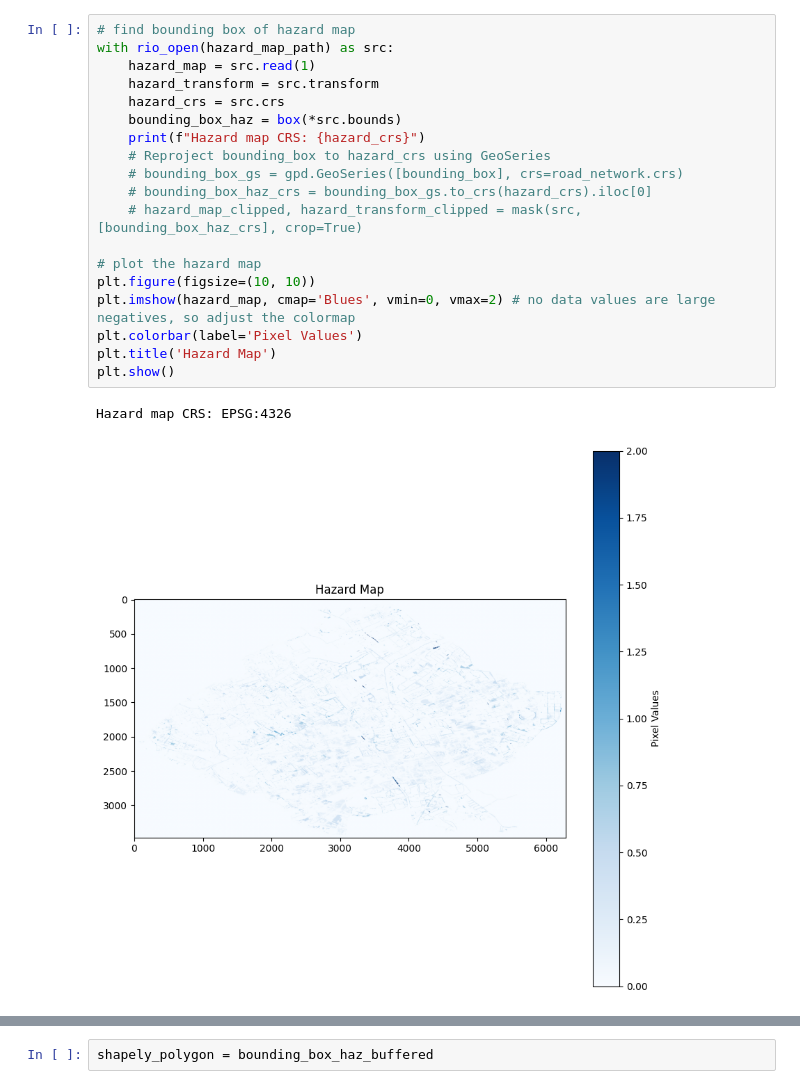
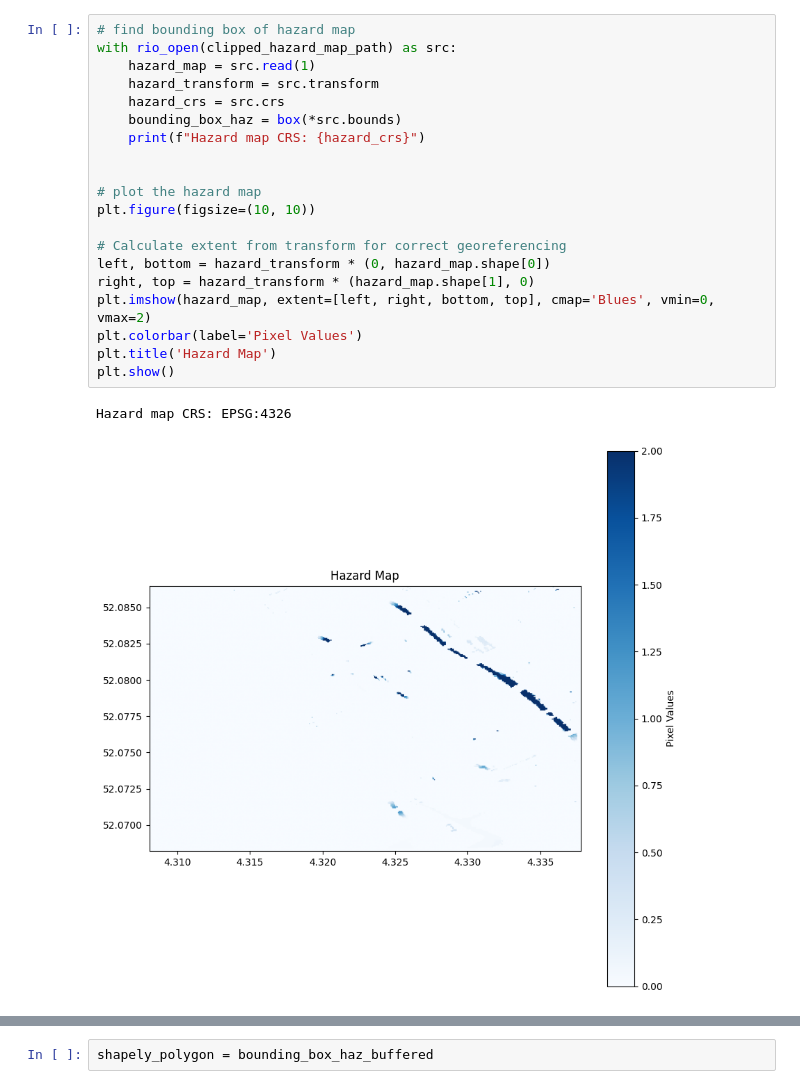
Before and after one commit to edPeregrina/powerpath, a Jupyter notebook: book/preprocessing/prep_data_from_rasterextent.ipynb, the cells around one changed output, grey strips where cells are left out. Cells and saved outputs as stored; diff of their text form.

```diff
--- a/book/preprocessing/prep_data_from_rasterextent.ipynb
+++ b/book/preprocessing/prep_data_from_rasterextent.ipynb
@@ -107,23 +136,24 @@ for path in raw_paths:
 # %%
 # find bounding box of hazard map
-with rio_open(hazard_map_path) as src:
+with rio_open(clipped_hazard_map_path) as src:
     hazard_map = src.read(1)
     hazard_transform = src.transform
     hazard_crs = src.crs
     bounding_box_haz = box(*src.bounds)
     print(f"Hazard map CRS: {hazard_crs}")
-    # Reproject bounding_box to hazard_crs using GeoSeries
-    # bounding_box_gs = gpd.GeoSeries([bounding_box], crs=road_network.crs)
-    # bounding_box_haz_crs = bounding_box_gs.to_crs(hazard_crs).iloc[0]
-    # hazard_map_clipped, hazard_transform_clipped = mask(src, [bounding_box_haz_crs], crop=True)
+
 
 # plot the hazard map
 plt.figure(figsize=(10, 10))
-plt.imshow(hazard_map, cmap='Blues', vmin=0, vmax=2) # no data values are large negatives, so adjust the colormap
+
+# Calculate extent from transform for correct georeferencing
+left, bottom = hazard_transform * (0, hazard_map.shape[0])
+right, top = hazard_transform * (hazard_map.shape[1], 0)
+plt.imshow(hazard_map, extent=[left, right, bottom, top], cmap='Blues', vmin=0, vmax=2)
 plt.colorbar(label='Pixel Values')
 plt.title('Hazard Map')
 plt.show()
 # %% [output]
 Hazard map CRS: EPSG:4326
-[figure, old version]
+[figure, new version]
 # %%
```
Also changed, not shown: parts of 46 cells of this notebook, 52 other files.
